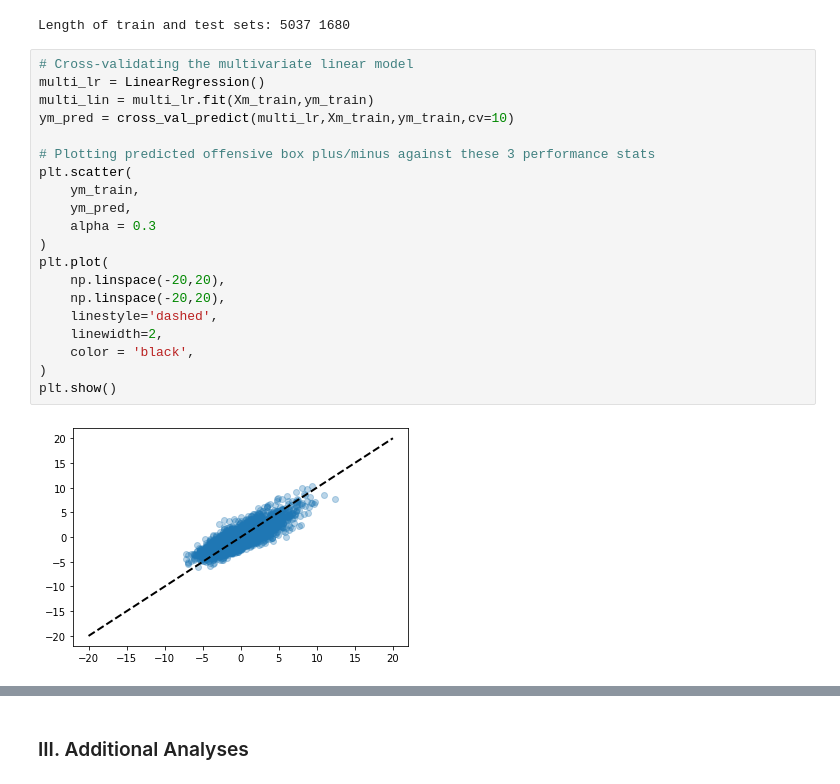
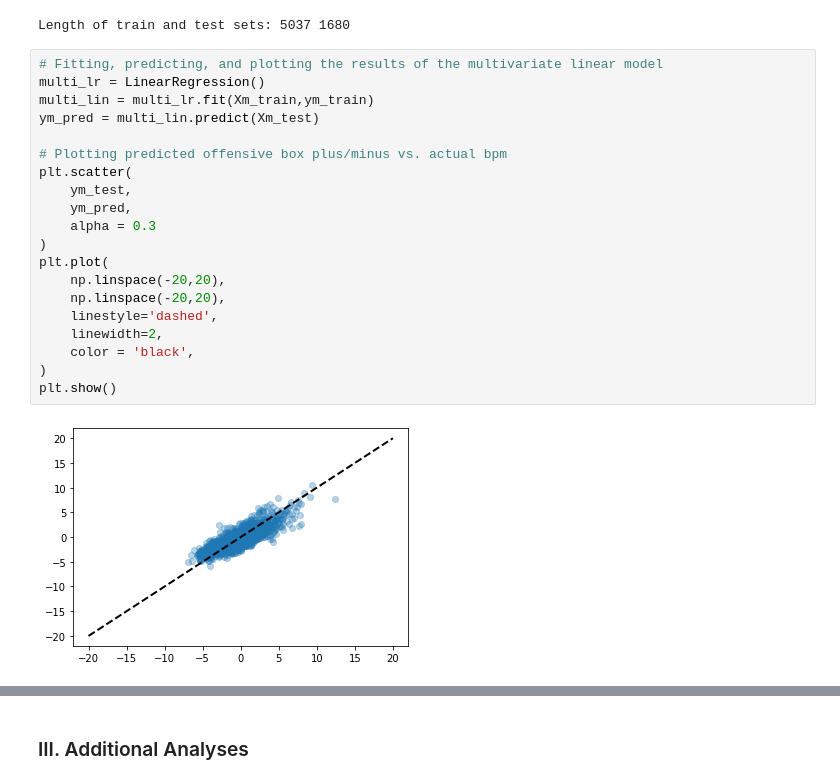
Before and after one commit to MAhram1/INFO-2950-Project, a Jupyter notebook: proj4.ipynb, the cells around one changed output, grey strips where cells are left out. Drawn from its saved outputs; the diff is of its cells as text.

```diff
--- a/proj4.ipynb
+++ b/proj4.ipynb
@@ -553,24 +618,24 @@ print("Length of train and test sets:", len(ym_train), len(ym_test))
 # %% [output]
 Length of train and test sets: 5037 1680
 # %%
-# Cross-validating the multivariate linear model
+# Fitting, predicting, and plotting the results of the multivariate linear model
 multi_lr = LinearRegression()
 multi_lin = multi_lr.fit(Xm_train,ym_train)
-ym_pred = cross_val_predict(multi_lr,Xm_train,ym_train,cv=10)
+ym_pred = multi_lin.predict(Xm_test)
 
-# Plotting predicted offensive box plus/minus against these 3 performance stats
+# Plotting predicted offensive box plus/minus vs. actual bpm
 plt.scatter(
-    ym_train,
+    ym_test,
     ym_pred,
     alpha = 0.3
 )
 plt.plot(
     np.linspace(-20,20),
     np.linspace(-20,20),
     linestyle='dashed',
     linewidth=2,
     color = 'black',
 )
 plt.show()
 # %% [output]
-[figure, old version]
+[figure, new version]
```
Also changed, not shown: parts of 22 cells of this notebook.
